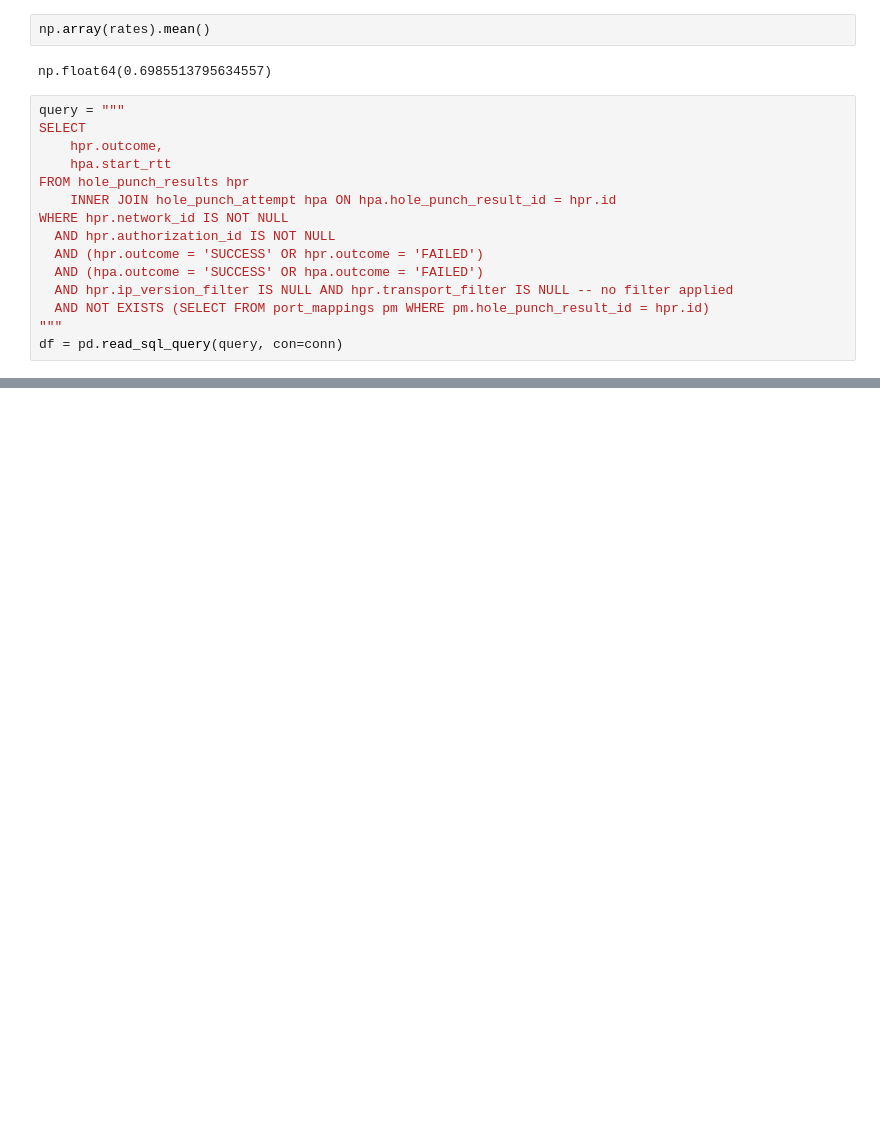
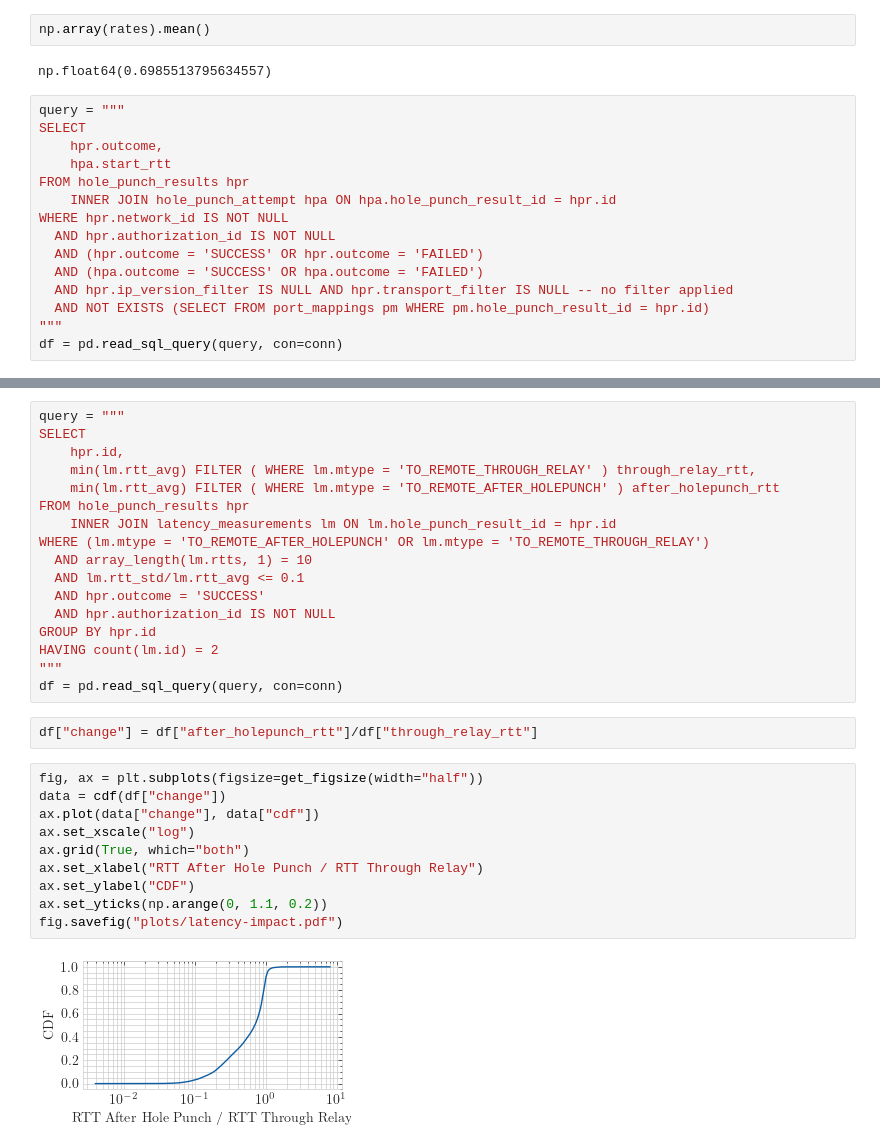
Before and after one commit to libp2p/punchr, a Jupyter notebook: publication/2023-03-07-publication.ipynb, the cells around one changed output, grey strips where cells are left out. Cells and saved outputs as stored; diff of their text form; blank space fills up the shorter version.

```diff
--- a/publication/2023-03-07-publication.ipynb
+++ b/publication/2023-03-07-publication.ipynb
@@ -390,0 +462,31 @@ fig.savefig("plots/rtt-dependence.pdf")
+# %%
+query = """
+SELECT
+    hpr.id,
+    min(lm.rtt_avg) FILTER ( WHERE lm.mtype = 'TO_REMOTE_THROUGH_RELAY' ) through_relay_rtt,
+    min(lm.rtt_avg) FILTER ( WHERE lm.mtype = 'TO_REMOTE_AFTER_HOLEPUNCH' ) after_holepunch_rtt
+FROM hole_punch_results hpr
+    INNER JOIN latency_measurements lm ON lm.hole_punch_result_id = hpr.id
+WHERE (lm.mtype = 'TO_REMOTE_AFTER_HOLEPUNCH' OR lm.mtype = 'TO_REMOTE_THROUGH_RELAY')
+  AND array_length(lm.rtts, 1) = 10
+  AND lm.rtt_std/lm.rtt_avg <= 0.1
+  AND hpr.outcome = 'SUCCESS'
+  AND hpr.authorization_id IS NOT NULL
+GROUP BY hpr.id
+HAVING count(lm.id) = 2
+"""
+df = pd.read_sql_query(query, con=conn)
+# %%
+df["change"] = df["after_holepunch_rtt"]/df["through_relay_rtt"]
+# %%
+fig, ax = plt.subplots(figsize=get_figsize(width="half"))
+data = cdf(df["change"])
+ax.plot(data["change"], data["cdf"])
+ax.set_xscale("log")
+ax.grid(True, which="both")
+ax.set_xlabel("RTT After Hole Punch / RTT Through Relay")
+ax.set_ylabel("CDF")
+ax.set_yticks(np.arange(0, 1.1, 0.2))
+fig.savefig("plots/latency-impact.pdf")
+# %% [output]
+[figure, added]
```
Also changed, not shown: parts of 7 cells of this notebook, 6 other files.
